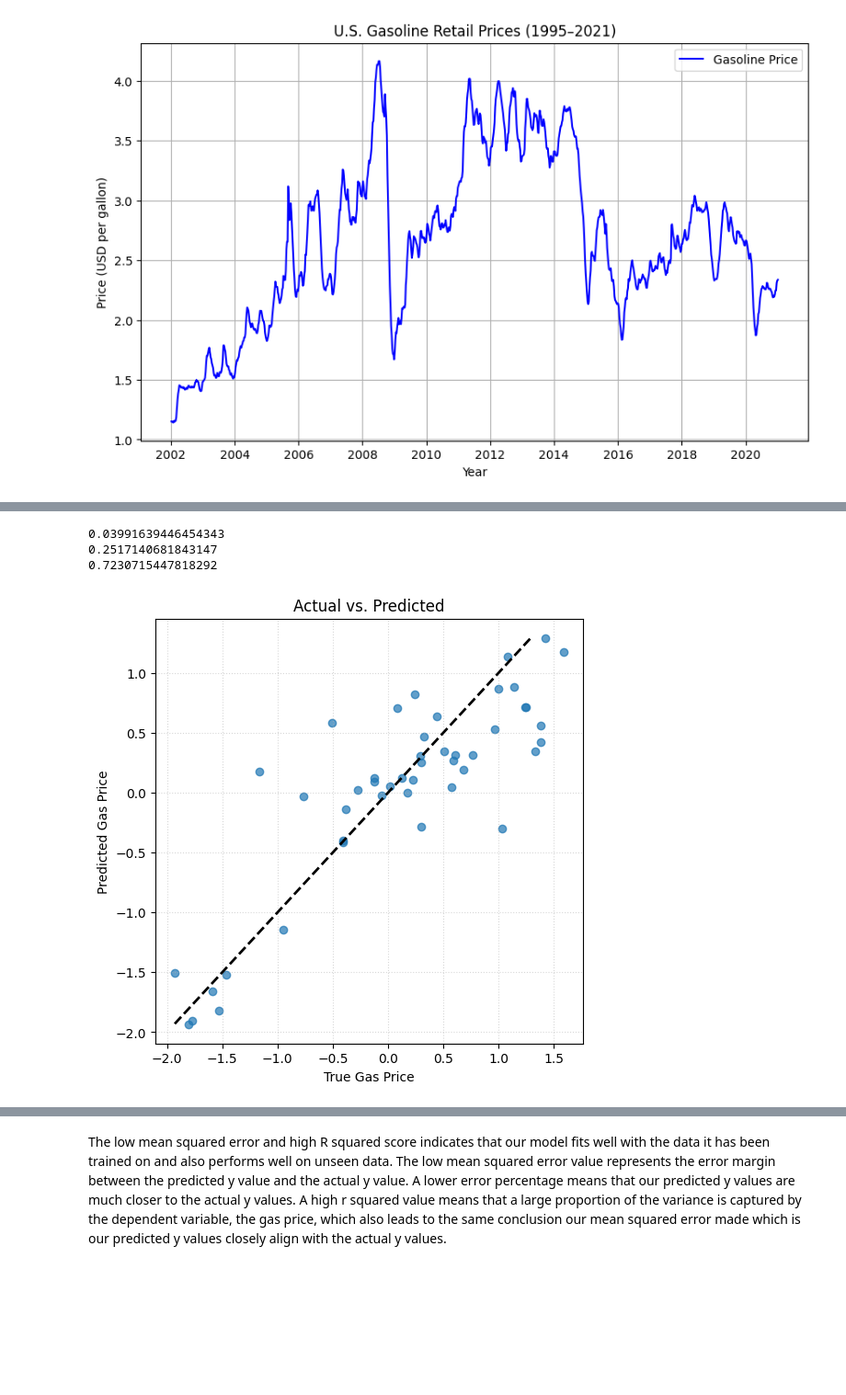
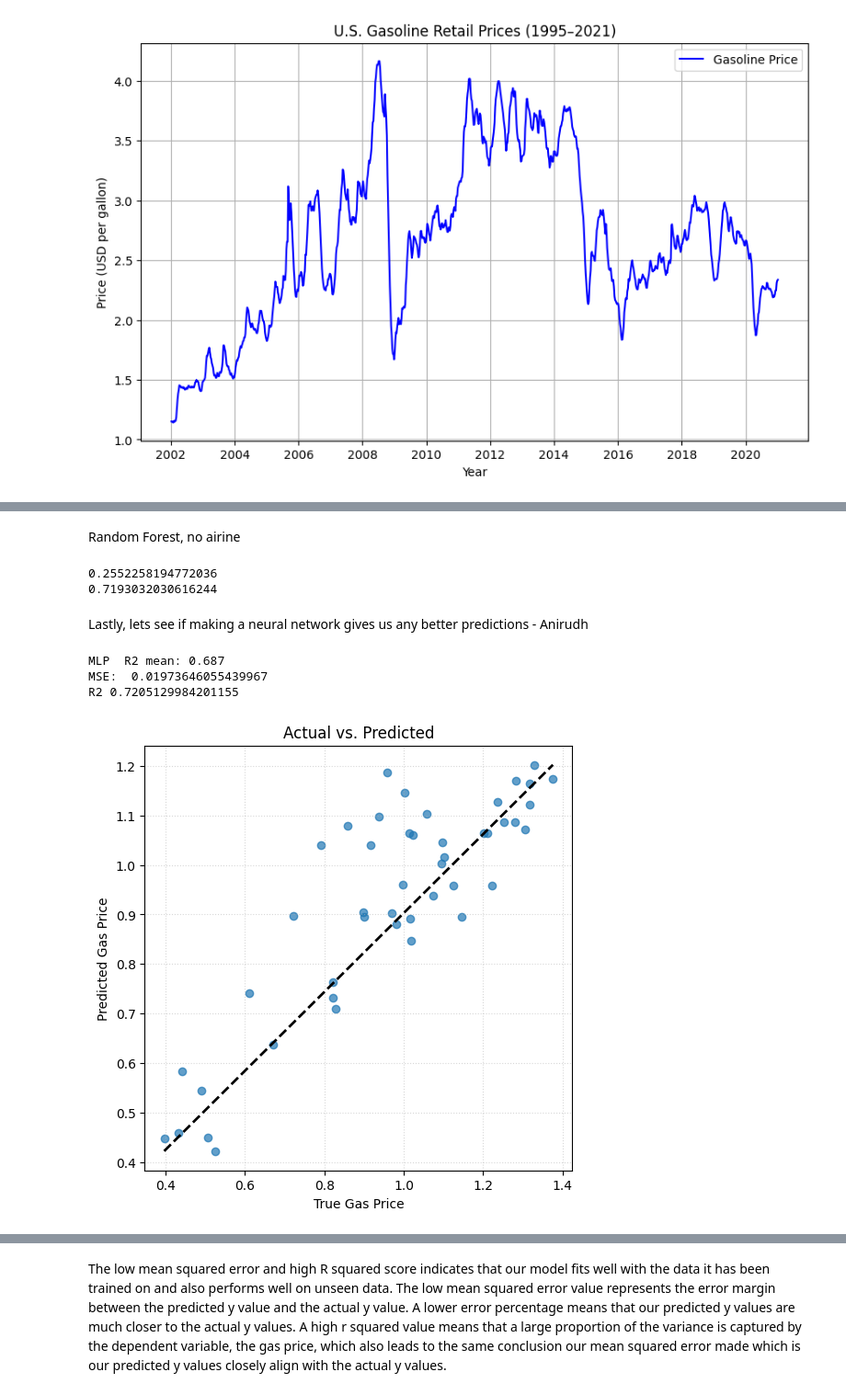
Before and after one commit to rohan-w123/CMSC320Project, a Jupyter notebook: CMSC320_Final_Project.ipynb, the cells around one changed output, grey strips where cells are left out. Shown at 92% size. Drawn from its saved outputs; the diff is of its cells as text; code cells hidden in the pictures; blank space fills up the shorter version.

```diff
--- a/CMSC320_Final_Project.ipynb
+++ b/CMSC320_Final_Project.ipynb
@@ -880,14 +863,14 @@ from sklearn.preprocessing import PolynomialFeatures
 from sklearn.pipeline import make_pipeline
 import matplotlib.pyplot as plt
 
-poly = PolynomialFeatures(2)
+poly = PolynomialFeatures(degree = 2)
 linear = LinearRegression()
 model = make_pipeline(StandardScaler(), poly, linear)
-model.fit(X_train_scaled, y_train_scaled)
+model.fit(X_train, y_train)
 
-y_test_pred = model.predict(X_test_scaled)
+prediction = model.predict(X_test)
 
-print(mean_squared_error(y_test_scaled, y_test_pred))
-r_score = r2_score(y_test_scaled, y_test_pred)
+print(mean_squared_error(y_test, prediction))
+r_score = r2_score(y_test, prediction)
 print(r_score)
 # %% [output]
@@ -910,29 +893,60 @@ plt.show()
+# %% [markdown]
+Random Forest, no airine
 # %%
 from sklearn.ensemble import RandomForestRegressor
 
 random = RandomForestRegressor(random_state = 42)
 random.fit(X_train_scaled, y_train_scaled.ravel())
-pred = random.predict(X_test_scaled)
-pred_train = random.predict(X_train_scaled)
-print(mean_squared_error(y_train_scaled, pred_train))
-print(mean_squared_error(y_test_scaled, pred))
-r_score = r2_score(y_test_scaled, pred)
+prediction = random.predict(X_test_scaled)
+print(mean_squared_error(y_test_scaled, prediction))
+r_score = r2_score(y_test_scaled, prediction)
 print(r_score)
 # %% [output]
-0.03991639446454343
-0.2517140681843147
-0.7230715447818292
+0.2552258194772036
+0.7193032030616244
+# %% [markdown]
+Lastly, lets see if making a neural network gives us any better predictions - Anirudh
+# %%
+from sklearn.neural_network import MLPRegressor
+
+kf = KFold(n_splits=5, shuffle=True, random_state=42)
+
+# a simple 2-layer MLP: 50 neurons each, ReLU activations
+mlp = MLPRegressor(
+    hidden_layer_sizes=(150, 75, 37),
+    activation='relu',
+    alpha=1e-5,          # L2 penalty (regularization)
+    max_iter=10000,
+    random_state=42
+)
+
+pipe_mlp = make_pipeline(StandardScaler(), mlp)
+
+# 5-fold R²
+r2 = cross_val_score(pipe_mlp, X_train, y_train.values.ravel(), cv=kf, scoring='r2')
+
+print("MLP  R2 mean:", np.round(r2.mean(), 3))
+
+pipe_mlp.fit(X_train, y_train.values.ravel())
+y_pred = pipe_mlp.predict(X_test)
+
+print("MSE: ",mean_squared_error(y_test,y_pred))
+print("R2",r2_score(y_test,y_pred))
+# %% [output]
+MLP  R2 mean: 0.687
+MSE:  0.01973646055439967
+R2 0.7205129984201155
 # %%
 plt.figure(figsize=(6,6))
-plt.scatter(y_test_scaled, pred, alpha=0.7)
-plt.plot([y_test_scaled.min(), pred.max()],
-         [y_test_scaled.min(), pred.max()],
+plt.scatter(y_test, y_pred, alpha=0.7)
+plt.plot([y_test.min(), y_test.max()],
+         [y_pred.min(), y_pred.max()],
          linestyle='--', color='k', linewidth=2)
 
 plt.xlabel("True Gas Price")
 plt.ylabel("Predicted Gas Price")
 plt.title("Actual vs. Predicted")
 plt.grid(True, linestyle=':', alpha=0.5)
 plt.show()
 # %% [output]
-[figure, old version]
+[figure, new version]
```
Also changed, not shown: parts of 30 cells of this notebook.
